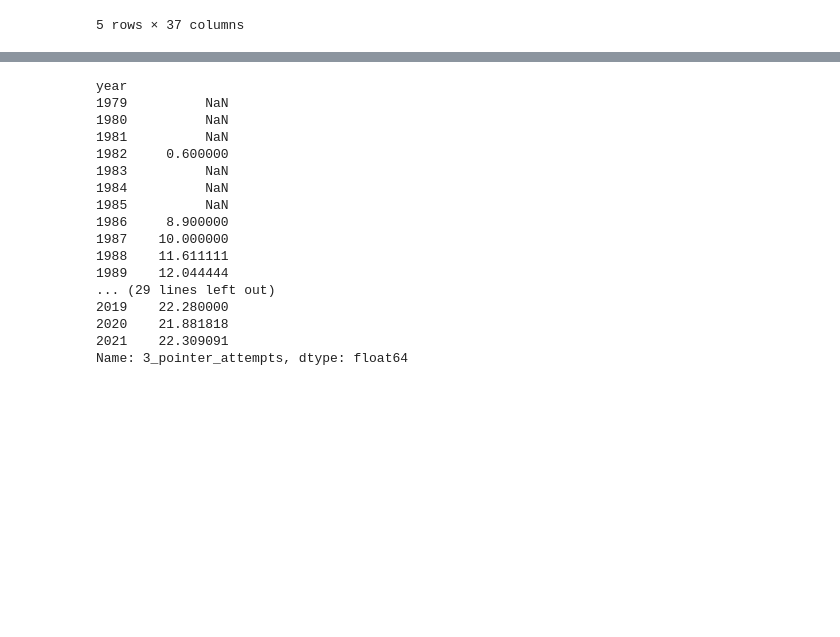
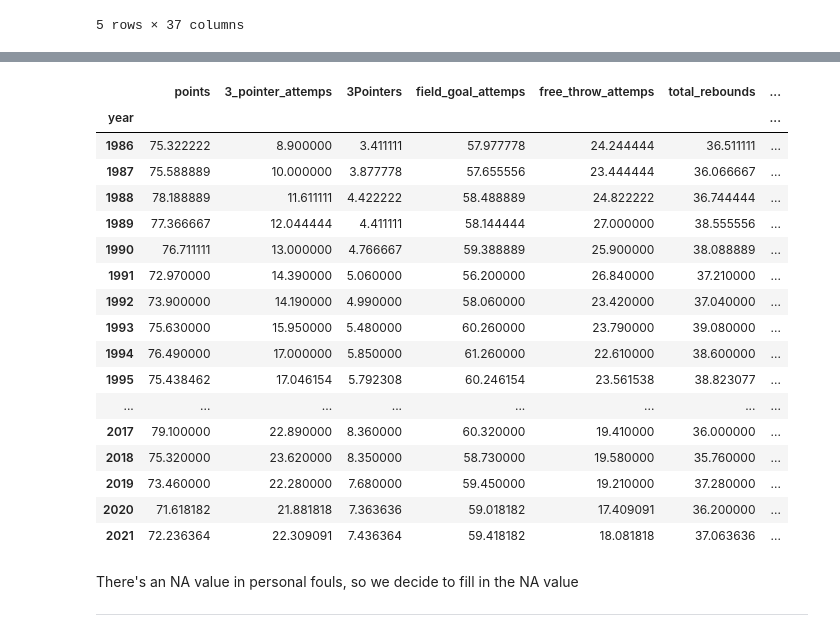
Before and after one commit to bowie0713/DS-Project-1, a Jupyter notebook: Three_Point_Data_Science_Project.ipynb, the cells around one changed output, grey strips where cells are left out. Drawn from its saved outputs; the diff is of its cells as text; code cells hidden in the pictures; blank space fills up the shorter version.

```diff
--- a/Three_Point_Data_Science_Project.ipynb
+++ b/Three_Point_Data_Science_Project.ipynb
@@ -295,20 +296,55 @@ ncaa_df = ncaa_df.groupby(['year'])['3_pointer_attempts'].mean()
-# %%
-ncaa_df
-# %% [output]
-year
-1979          NaN
-1980          NaN
-1981          NaN
-1982     0.600000
-1983          NaN
-1984          NaN
-1985          NaN
-1986     8.900000
-1987    10.000000
-1988    11.611111
-1989    12.044444
-... (29 lines left out)
-2019    22.280000
-2020    21.881818
-2021    22.309091
-Name: 3_pointer_attempts, dtype: float64
+# %%
+ncaa_df_3pta = ncaa_df.groupby(['year'])['3_pointer_attempts'].mean()
+ncaa_df_3pt = ncaa_df.groupby(['year'])['3_pointers'].mean()
+ncaa_df_fga = ncaa_df.groupby(['year'])['field_goal_attempts'].mean()
+ncaa_df_fta = ncaa_df.groupby(['year'])['free_throw_attempts'].mean()
+ncaa_df_or = ncaa_df.groupby(['year'])['offensive_rebounds'].mean()
+ncaa_df_r = ncaa_df.groupby(['year'])['total_rebounds'].mean()
+ncaa_df_assist = ncaa_df.groupby(['year'])['assists'].mean()
+ncaa_df_steal = ncaa_df.groupby(['year'])['steals'].mean()
+ncaa_df_block = ncaa_df.groupby(['year'])['blocks'].mean()
+ncaa_df_turnovers = ncaa_df.groupby(['year'])['turnovers'].mean()
+ncaa_df_pfouls = ncaa_df.groupby(['year'])['personal_fouls'].mean()
+ncaa_df_pts = ncaa_df.groupby(['year'])['points'].mean()
+# %%
+ncaa_df_new = pd.DataFrame()
+ncaa_df_new['points'] = ncaa_df_pts
+ncaa_df_new['3_pointer_attemps'] = ncaa_df_3pta
+ncaa_df_new['3Pointers'] = ncaa_df_3pt
+ncaa_df_new['field_goal_attemps'] = ncaa_df_fga
+ncaa_df_new['free_throw_attemps'] = ncaa_df_fta
+ncaa_df_new['offensive_rebounds'] = ncaa_df_or
+ncaa_df_new['total_rebounds'] = ncaa_df_r
+ncaa_df_new['assists'] = ncaa_df_assist
+ncaa_df_new['steal'] = ncaa_df_steal
+ncaa_df_new['block'] = ncaa_df_block
+ncaa_df_new['turnovers'] = ncaa_df_turnovers
+ncaa_df_new['personal_fouls'] = ncaa_df_pfouls
+ncaa_df_new['years'] = np.arange(start = 1979, stop = 2022, step = 1)
+# %%
+ncaa_df_new = ncaa_df_new.drop(["offensive_rebounds"], axis = 1)
+ncaa_df_new = ncaa_df_new.iloc[7:]
+ncaa_df_new
+# %% [output]
+|  | points | 3_pointer_attemps | 3Pointers | field_goal_attemps | free_throw_attemps | total_rebounds | ... |
+| year |  |  |  |  |  |  | ... |
+| 1986 | 75.322222 | 8.900000 | 3.411111 | 57.977778 | 24.244444 | 36.511111 | ... |
+| 1987 | 75.588889 | 10.000000 | 3.877778 | 57.655556 | 23.444444 | 36.066667 | ... |
+| 1988 | 78.188889 | 11.611111 | 4.422222 | 58.488889 | 24.822222 | 36.744444 | ... |
+| 1989 | 77.366667 | 12.044444 | 4.411111 | 58.144444 | 27.000000 | 38.555556 | ... |
+| 1990 | 76.711111 | 13.000000 | 4.766667 | 59.388889 | 25.900000 | 38.088889 | ... |
+| 1991 | 72.970000 | 14.390000 | 5.060000 | 56.200000 | 26.840000 | 37.210000 | ... |
+| 1992 | 73.900000 | 14.190000 | 4.990000 | 58.060000 | 23.420000 | 37.040000 | ... |
+| 1993 | 75.630000 | 15.950000 | 5.480000 | 60.260000 | 23.790000 | 39.080000 | ... |
+| 1994 | 76.490000 | 17.000000 | 5.850000 | 61.260000 | 22.610000 | 38.600000 | ... |
+| 1995 | 75.438462 | 17.046154 | 5.792308 | 60.246154 | 23.561538 | 38.823077 | ... |
+| ... | ... | ... | ... | ... | ... | ... | ... |
+| 2017 | 79.100000 | 22.890000 | 8.360000 | 60.320000 | 19.410000 | 36.000000 | ... |
+| 2018 | 75.320000 | 23.620000 | 8.350000 | 58.730000 | 19.580000 | 35.760000 | ... |
+| 2019 | 73.460000 | 22.280000 | 7.680000 | 59.450000 | 19.210000 | 37.280000 | ... |
+| 2020 | 71.618182 | 21.881818 | 7.363636 | 59.018182 | 17.409091 | 36.200000 | ... |
+| 2021 | 72.236364 | 22.309091 | 7.436364 | 59.418182 | 18.081818 | 37.063636 | ... |
+# %% [markdown]
+There's an NA value in personal fouls, so we decide to fill in the NA value
+
+---
```
Also changed, not shown: parts of 19 cells of this notebook.
